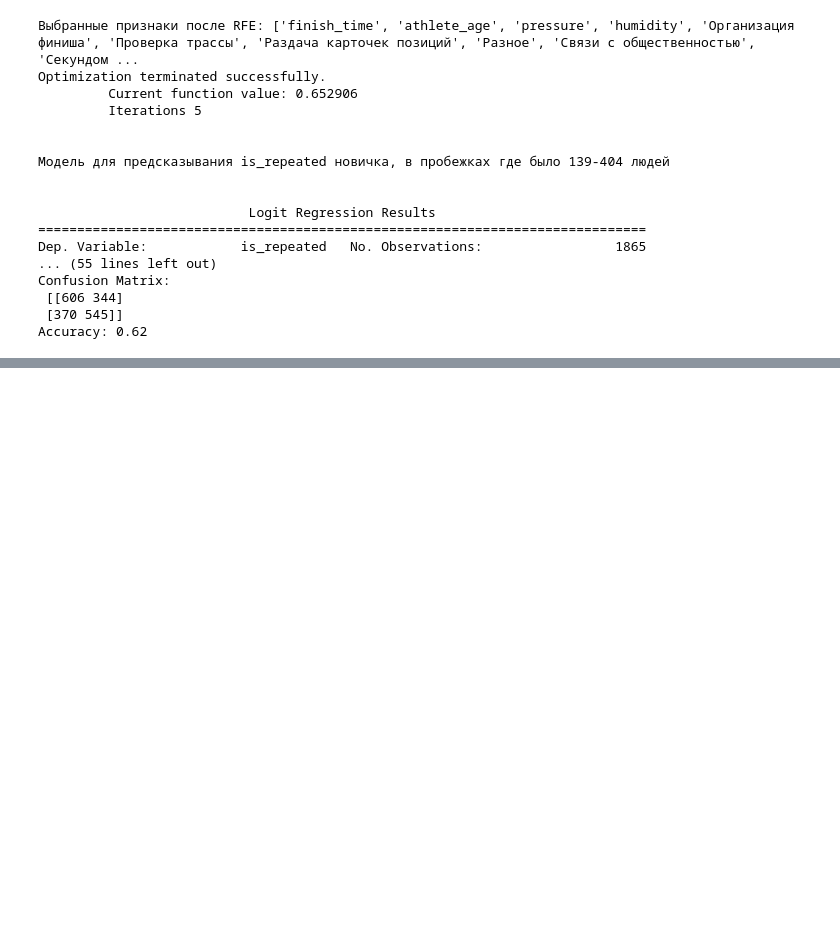
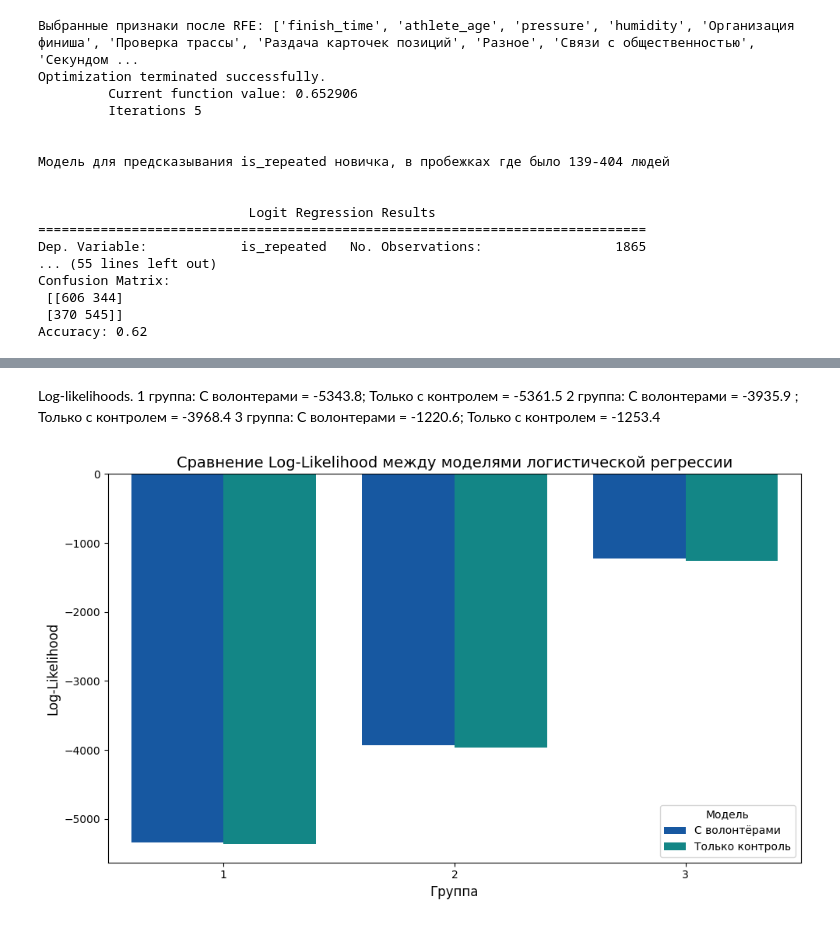
Before and after one commit to Alex12345432141242/abort-404, a Jupyter notebook: МОДЕЛИ со СТАНДАРТИЗАЦИЕЙ С RFE.ipynb, the cells around one changed output, grey strips where cells are left out. Saved outputs shown, nothing was run; the diff lists cells and outputs as text; code cells hidden in the pictures; blank space fills up the shorter version.

Commit message:
new models with fixed and figure

```diff
--- a/МОДЕЛИ со СТАНДАРТИЗАЦИЕЙ С RFE.ipynb
+++ b/МОДЕЛИ со СТАНДАРТИЗАЦИЕЙ С RFE.ipynb
@@ -448,0 +1010,36 @@ Accuracy: 0.62
+# %% [markdown]
+Log-likelihoods.
+1 группа:
+С волонтерами = -5343.8; Только с контролем = -5361.5
+2 группа:
+С волонтерами = -3935.9 ; Только с контролем = -3968.4
+3 группа:
+С волонтерами = -1220.6; Только с контролем = -1253.4
+# %%
+import pandas as pd
+import seaborn as sns
+import matplotlib.pyplot as plt
+
+# Данные
+data = {
+    'Группа': ['1', '1', '2', '2', '3', '3'],
+    'Модель': ['С волонтёрами', 'Только контроль', 'С волонтёрами', 'Только контроль', 'С волонтёрами', 'Только контроль'],
+    'Log-Likelihood': [-5343.8, -5361.5, -3935.9, -3968.4, -1220.6, -1253.4]
+}
+
+df = pd.DataFrame(data)
+
+# Фирменные цвета компании «5 вёрст»
+colors = ['#0057B8', '#009999']  # Синий и сине-зелёный
+
+# Создание графика
+plt.figure(figsize=(10, 6))
+sns.barplot(data=df, x='Группа', y='Log-Likelihood', hue='Модель', palette=colors)
+plt.title('Сравнение Log-Likelihood между моделями логистической регрессии', fontsize=14)
+plt.xlabel('Группа', fontsize=12)
+plt.ylabel('Log-Likelihood', fontsize=12)
+plt.legend(title='Модель')
+plt.tight_layout()
+plt.show()
+# %% [output]
+[figure, added]
```
Also changed, not shown: parts of 6 cells of this notebook.
